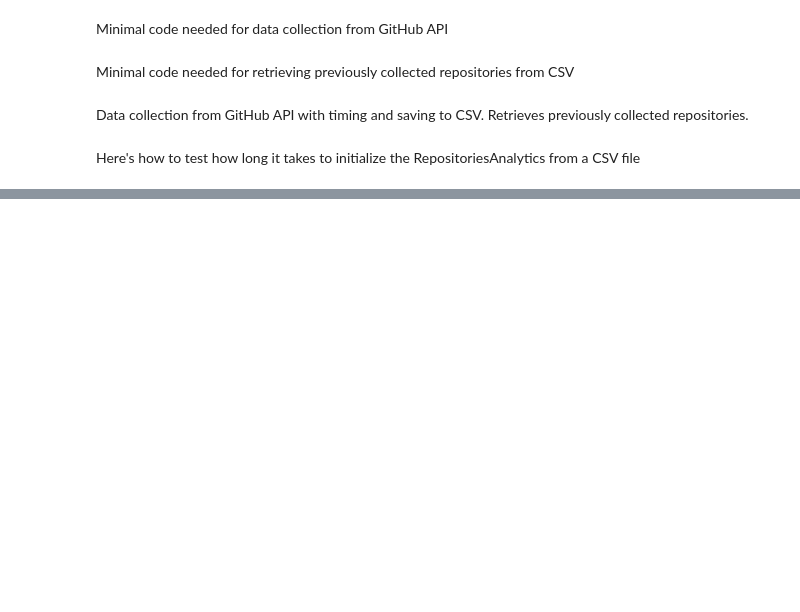
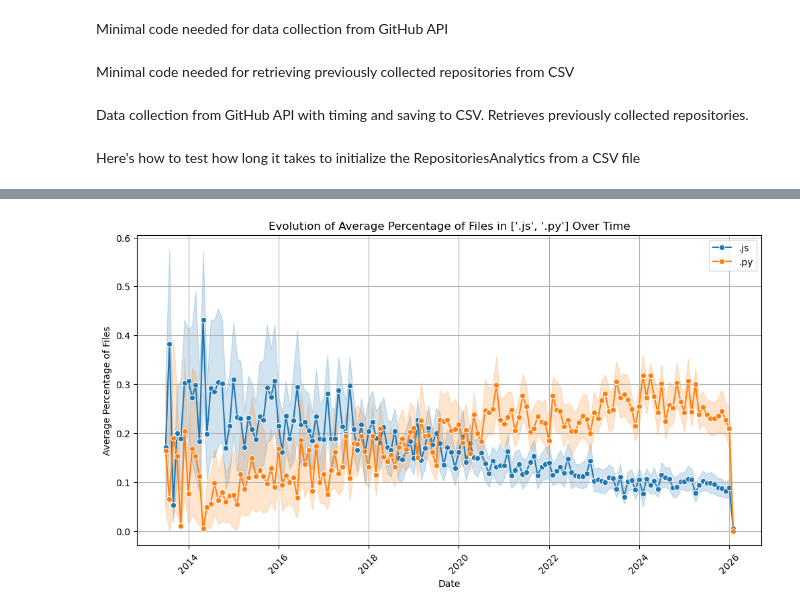
Before and after one commit to kerryghan-relot/Github-Language-Analysis, a Jupyter notebook: data_collection.ipynb, the cells around one changed output, grey strips where cells are left out. Drawn from its saved outputs; the diff is of its cells as text; code cells hidden in the pictures; blank space fills up the shorter version.

```diff
--- a/data_collection.ipynb
+++ b/data_collection.ipynb
@@ -74,0 +157,4 @@ Temps écoulé pour initialiser 5336 repositories : 17.916933298110962 secondes
+# %%
+analytics.plot_language_evolution([".js", ".py"])
+# %% [output]
+[figure, added]
```
Also changed, not shown: parts of 21 cells of this notebook, 7 other files.
